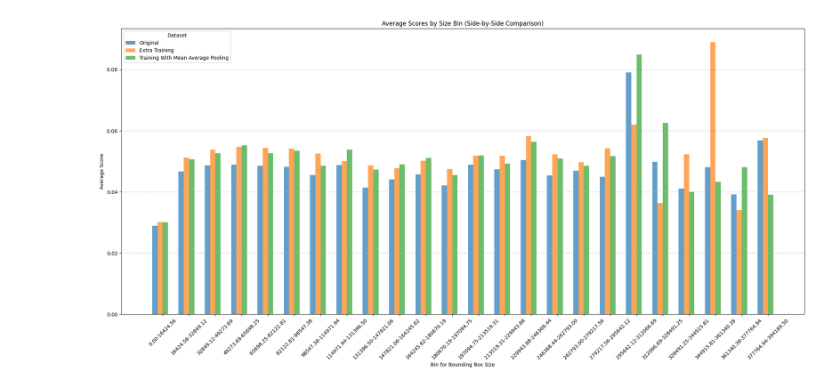
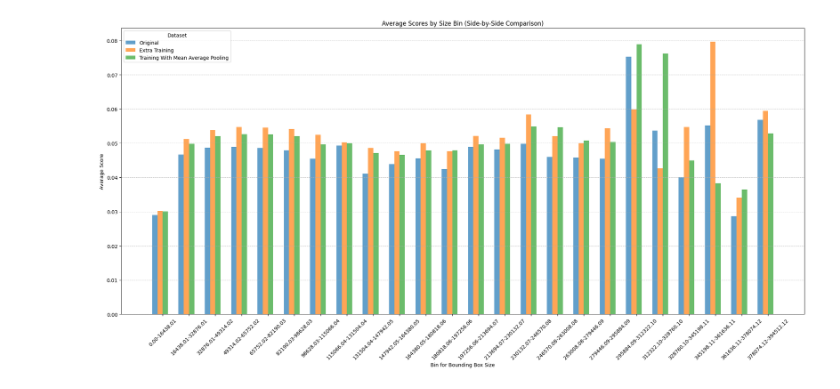
Before and after one commit to Isaacwilliam4/yolov7, a Jupyter notebook: compvision_final_project/notebooks/size_dist.ipynb, the cells around one changed output. Saved outputs shown, nothing was run; the diff lists cells and outputs as text; code cells hidden in the pictures.

```diff
--- a/compvision_final_project/notebooks/size_dist.ipynb
+++ b/compvision_final_project/notebooks/size_dist.ipynb
@@ -88,32 +88,32 @@ def plot_prediction_results_side_by_side(pred_paths, numbins, labels):
     scores_list = []
 
     for pred_path in pred_paths:
         with open(pred_path) as f:
             data = json.load(f)
 
         areas = []
         scores = []
 
         for item in data:
             bbox = item['bbox']
             x, y, ht, wd = bbox
             areas.append(ht * wd)
             score = item['score']
             scores.append(score)
 
         areas_list.append(np.array(areas))
         scores_list.append(np.array(scores))
 
     plot_average_score_bins_side_by_side(areas_list, scores_list, numbins, labels)
 
 # Example usage:
 # Compare two prediction files
 plot_prediction_results_side_by_side(
     ['../../train_results_original/_predictions.json',
     '../../train_results_extra_training/_predictions.json',
-    '../../train_results_average_pooling/_predictions.json'],
+    '../../train_results_average_pooling2/_predictions.json'],
     numbins=25,
     labels=["Original", "Extra Training", "Training With Mean Average Pooling"]
 )
 # %% [output]
-[figure, old version]
+[figure, new version]
```
Also changed, not shown: parts of 2 cells of this notebook, 1 other file.
